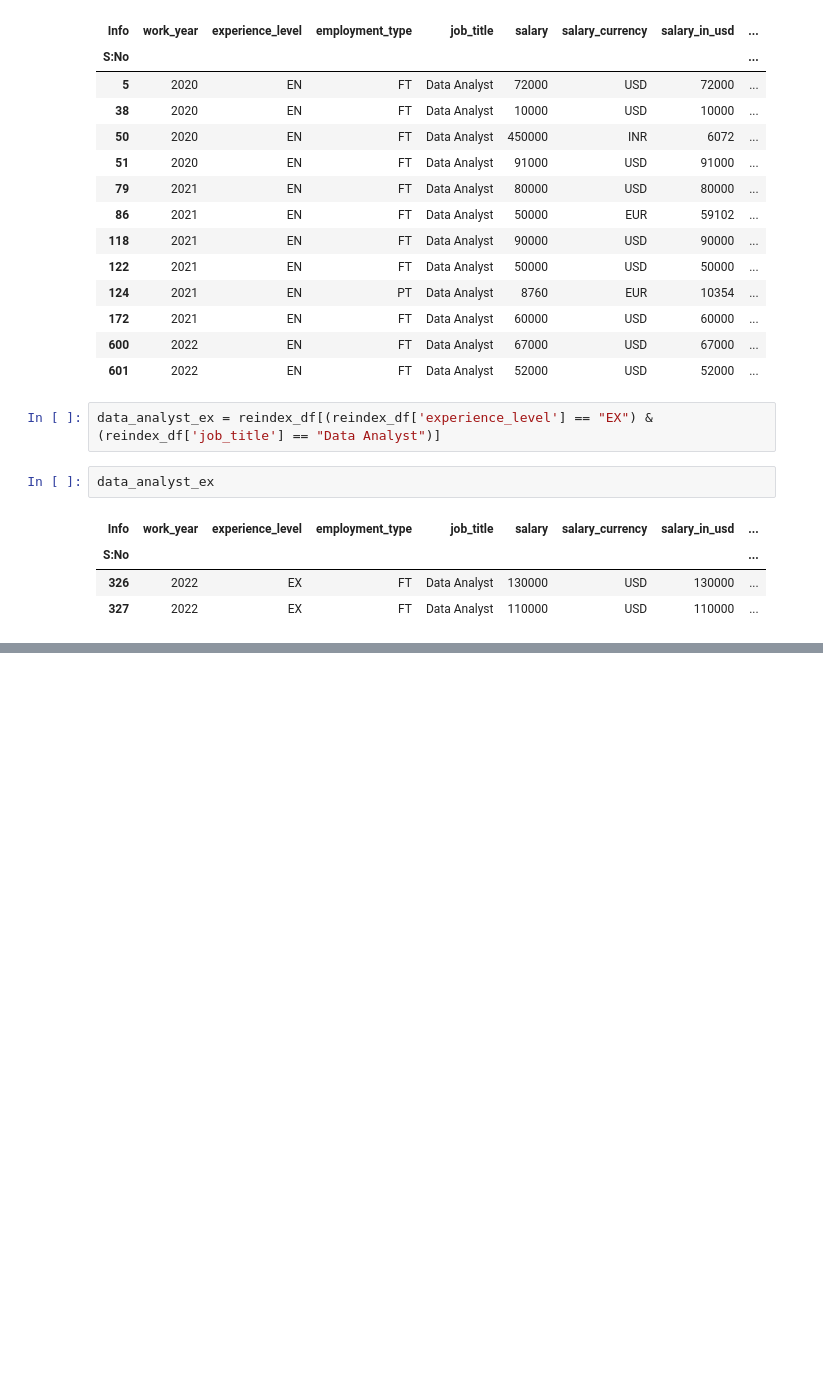
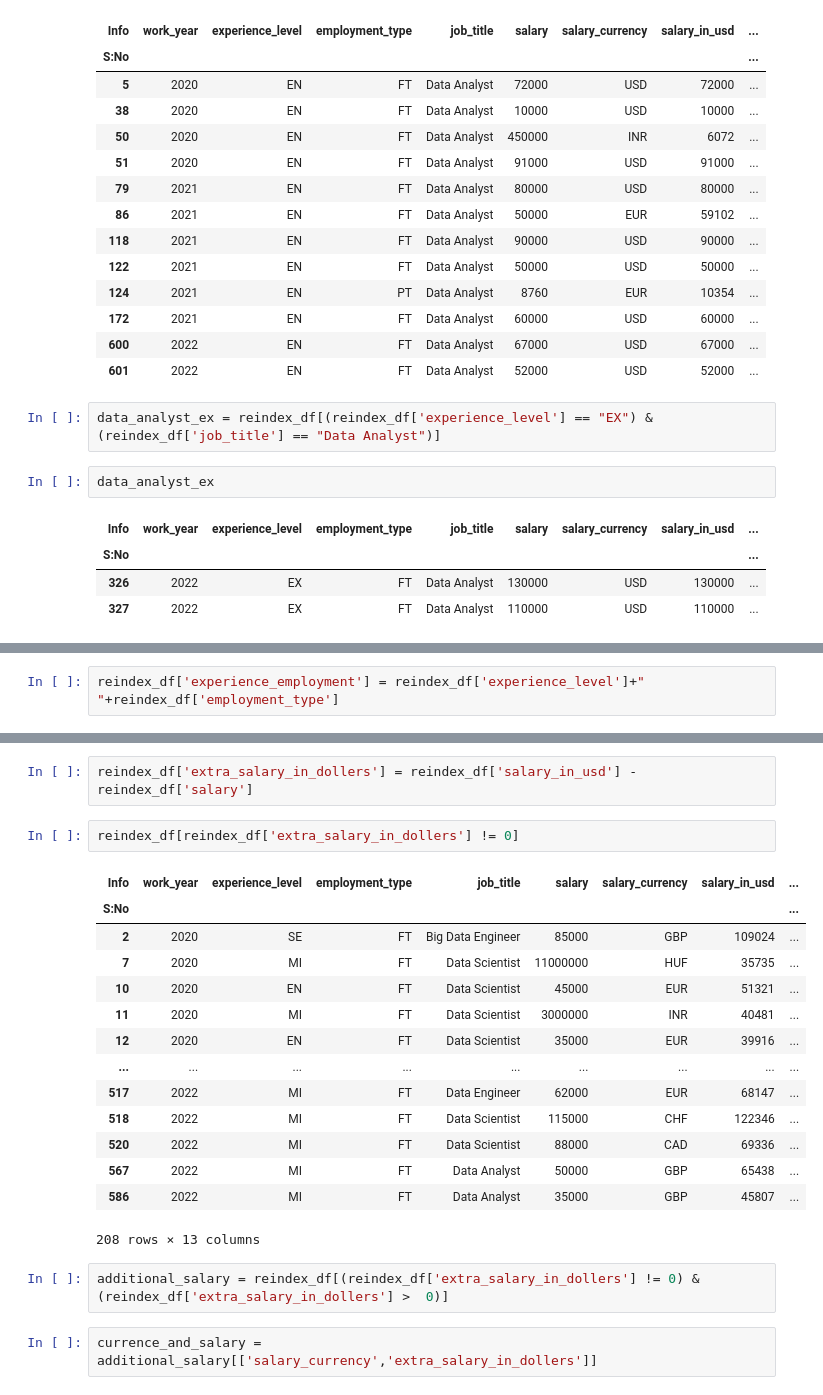
Before and after one commit to atif4/TEXT_DATA_PREPROCESSING, a Jupyter notebook: recap_of_all .ipynb, the cells around one changed output, grey strips where cells are left out. Drawn from its saved outputs; the diff is of its cells as text; blank space fills up the shorter version.

```diff
--- a/recap_of_all .ipynb
+++ b/recap_of_all .ipynb
@@ -488,0 +730,2 @@ data_analyst_ex
+# %%
+reindex_df['experience_employment'] = reindex_df['experience_level']+" "+reindex_df['employment_type']
@@ -488,0 +749,23 @@ data_analyst_ex
+# %%
+reindex_df['extra_salary_in_dollers'] = reindex_df['salary_in_usd'] - reindex_df['salary']
+# %%
+reindex_df[reindex_df['extra_salary_in_dollers'] != 0]
+# %% [output]
+| Info | work_year | experience_level | employment_type | job_title | salary | salary_currency | salary_in_usd | ... |
+| S:No |  |  |  |  |  |  |  | ... |
+| 2 | 2020 | SE | FT | Big Data Engineer | 85000 | GBP | 109024 | ... |
+| 7 | 2020 | MI | FT | Data Scientist | 11000000 | HUF | 35735 | ... |
+| 10 | 2020 | EN | FT | Data Scientist | 45000 | EUR | 51321 | ... |
+| 11 | 2020 | MI | FT | Data Scientist | 3000000 | INR | 40481 | ... |
+| 12 | 2020 | EN | FT | Data Scientist | 35000 | EUR | 39916 | ... |
+| ... | ... | ... | ... | ... | ... | ... | ... | ... |
+| 517 | 2022 | MI | FT | Data Engineer | 62000 | EUR | 68147 | ... |
+| 518 | 2022 | MI | FT | Data Scientist | 115000 | CHF | 122346 | ... |
+| 520 | 2022 | MI | FT | Data Scientist | 88000 | CAD | 69336 | ... |
+| 567 | 2022 | MI | FT | Data Analyst | 50000 | GBP | 65438 | ... |
+| 586 | 2022 | MI | FT | Data Analyst | 35000 | GBP | 45807 | ... |
+208 rows × 13 columns
+# %%
+additional_salary = reindex_df[(reindex_df['extra_salary_in_dollers'] != 0) & (reindex_df['extra_salary_in_dollers'] >  0)]
+# %%
+currence_and_salary = additional_salary[['salary_currency','extra_salary_in_dollers']]
```
Also changed, not shown: parts of 44 cells of this notebook.
